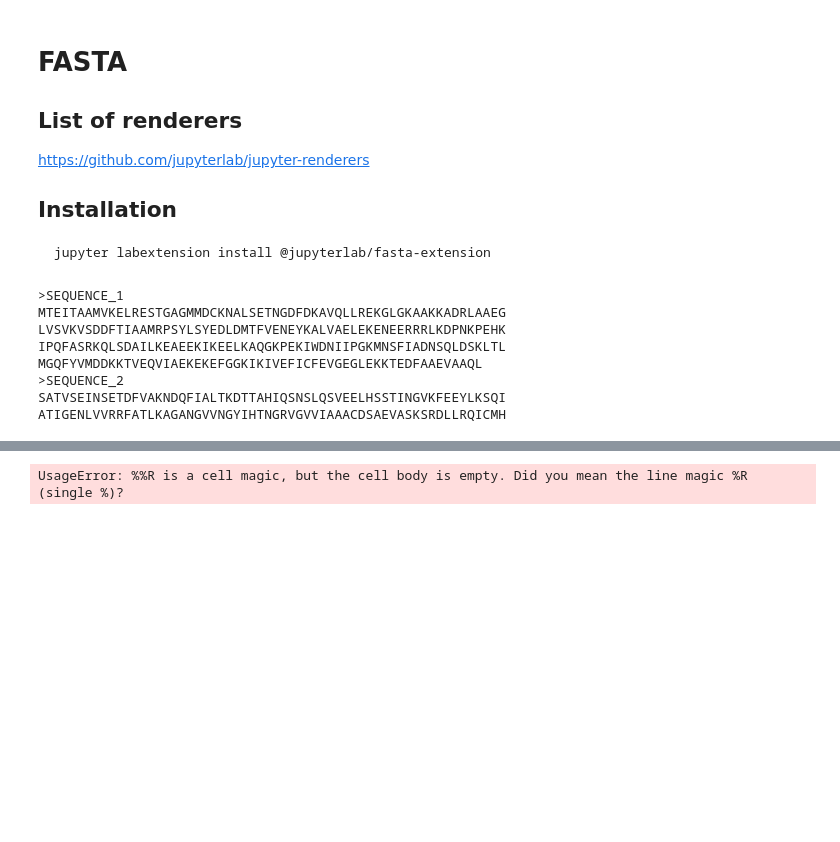
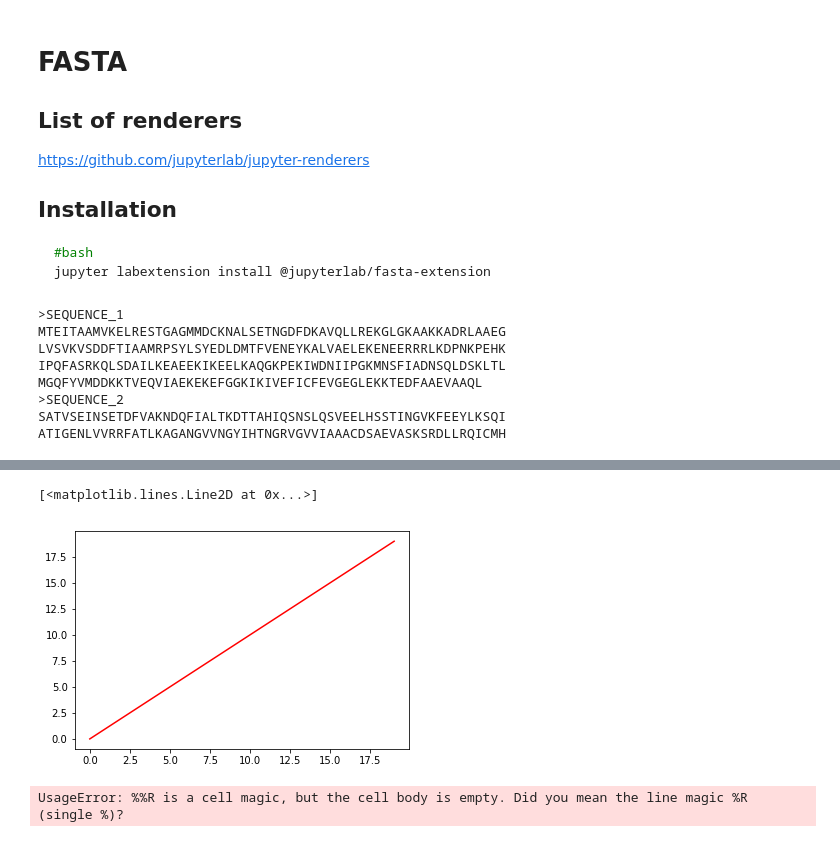
Before and after one commit to mmendez12/2017-01-20_mbp, a Jupyter notebook: additional.ipynb, the cells around one changed output, grey strips where cells are left out. Drawn from its saved outputs; the diff is of its cells as text; code cells hidden in the pictures; blank space fills up the shorter version.

````diff
--- a/additional.ipynb
+++ b/additional.ipynb
@@ -1,3 +17,6 @@
+# %%
+COLOR = 'red'
+# COLOR = 'blue'
 # %% [markdown]
 # FASTA
 
@@ -6,7 +25,8 @@
 https://github.com/jupyterlab/jupyter-renderers
 
 ## Installation
-```
+``` bash
+#bash
 jupyter labextension install @jupyterlab/fasta-extension
 ```
 # %%
@@ -61,3 +83,8 @@ ctcctcctcctcctcctccccgccggggtgaaactcgagcgccccacccgcgcctgacctccccgagcccctccccgggc
+# %%
+plt.plot(range(20),color=COLOR)
+# %% [output]
+[<matplotlib.lines.Line2D at 0x...>]
+[figure, added]
 # %%
 %load_ext rpy2.ipython
 # %%
````
Also changed, not shown: parts of 3 cells of this notebook.
